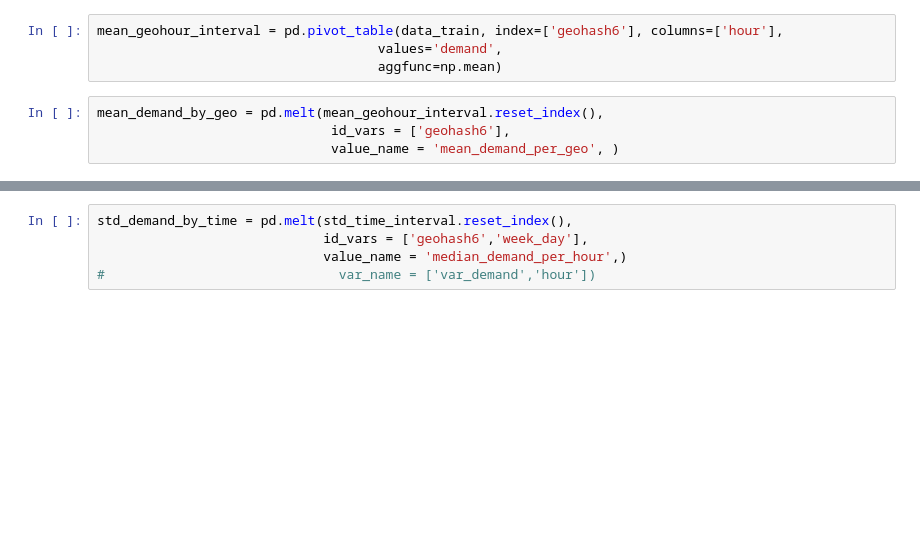
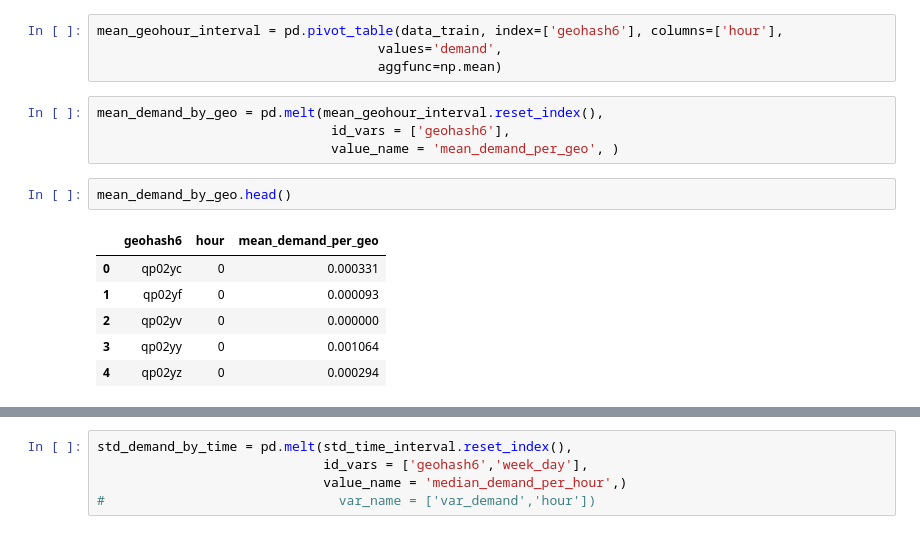
Before and after one commit to tanyapohn/grab-traffic, a Jupyter notebook: notebooks/make_features_tree.ipynb, the cells around one changed output, grey strips where cells are left out. Saved outputs shown, nothing was run; the diff lists cells and outputs as text; blank space fills up the shorter version.

```diff
--- a/notebooks/make_features_tree.ipynb
+++ b/notebooks/make_features_tree.ipynb
@@ -180,5 +238,14 @@ mean_geohour_interval = pd.pivot_table(data_train, index=['geohash6'], columns=[
 mean_demand_by_geo = pd.melt(mean_geohour_interval.reset_index(),
                               id_vars = ['geohash6'],
                               value_name = 'mean_demand_per_geo', )
+# %%
+mean_demand_by_geo.head()
+# %% [output]
+|  | geohash6 | hour | mean_demand_per_geo |
+| 0 | qp02yc | 0 | 0.000331 |
+| 1 | qp02yf | 0 | 0.000093 |
+| 2 | qp02yv | 0 | 0.000000 |
+| 3 | qp02yy | 0 | 0.001064 |
+| 4 | qp02yz | 0 | 0.000294 |
 # %%
 mean_demand_by_week.head()
```
Also changed, not shown: parts of 71 cells of this notebook.
